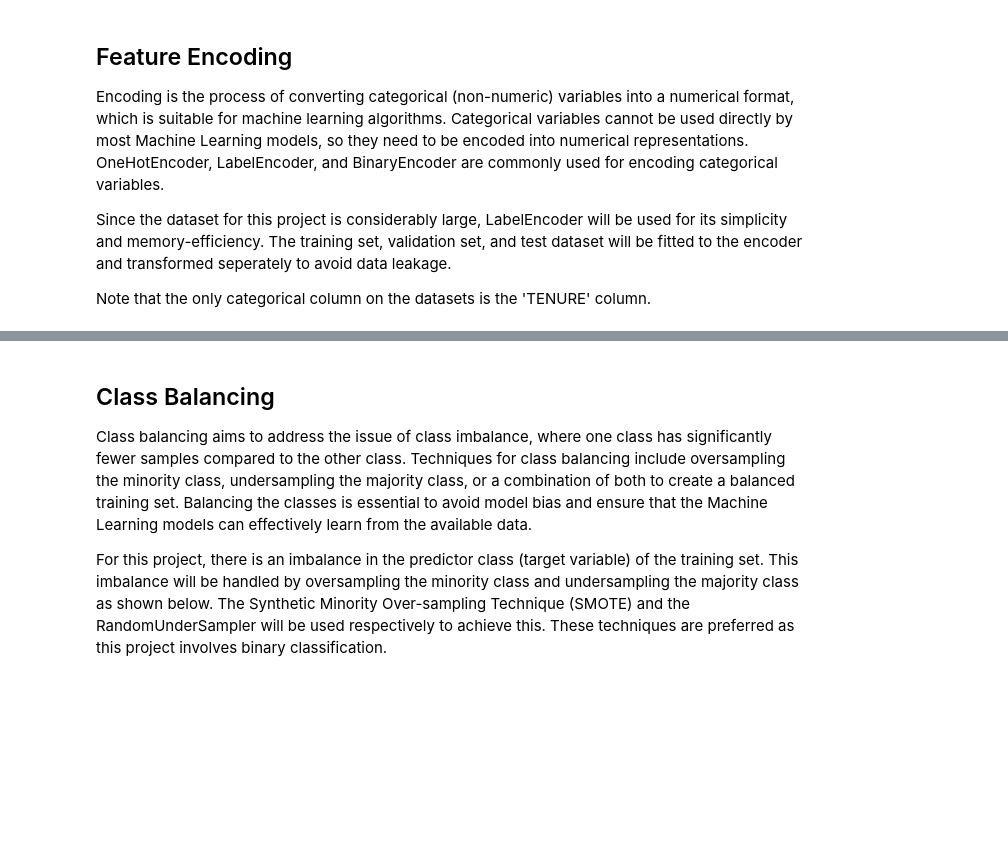
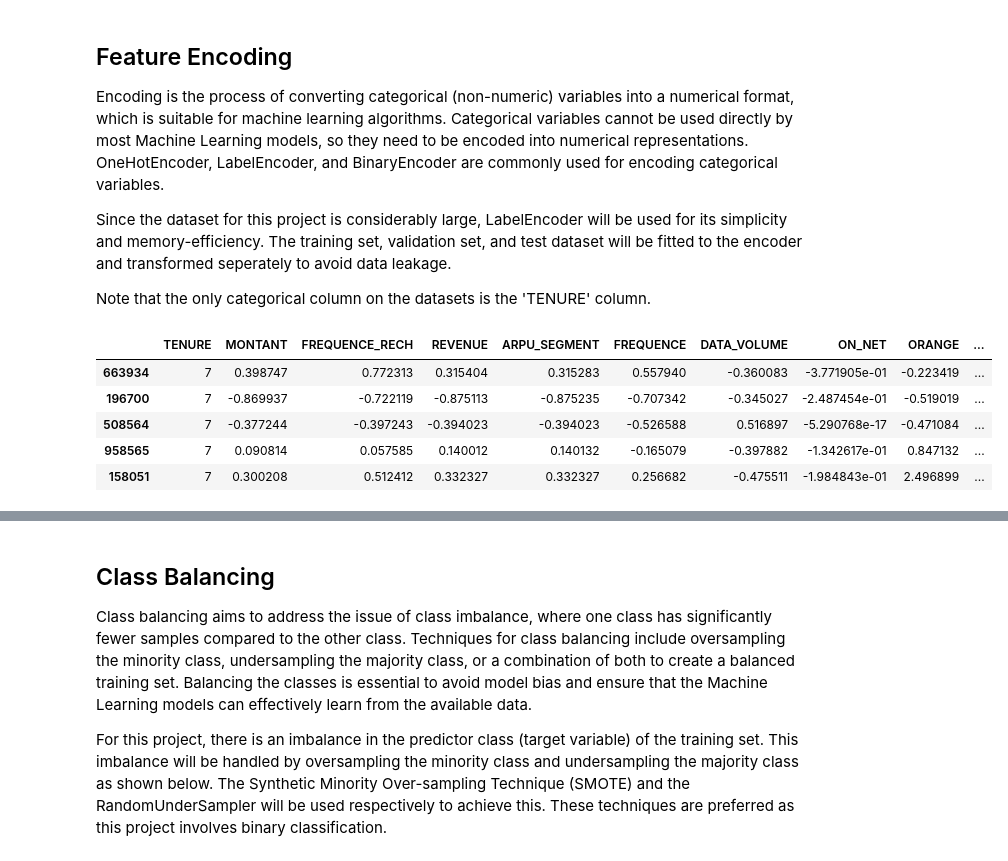
Before and after one commit to iameberedavid/Expresso-Customer-Churn-Challenge-On-Zindi, a Jupyter notebook: dev/StarterNotebook.ipynb, the cells around one changed output, grey strips where cells are left out. Cells and saved outputs as stored; diff of their text form; code cells hidden in the pictures; blank space fills up the shorter version.

```diff
--- a/dev/StarterNotebook.ipynb
+++ b/dev/StarterNotebook.ipynb
@@ -1214,9 +1273,16 @@ cat_cols = ['TENURE']
 encoder = LabelEncoder()
 # %%
 # Fit and transform the 'TENURE' column of training set
-X_train[cat_cols] = encoder.fit_transform(X_train[cat_cols])
+X_train['TENURE'] = encoder.fit_transform(X_train['TENURE'])
 
 # Verify that the 'TENURE' column of training set has been transformed by the encoder
 X_train.head()
+# %% [output]
+|  | TENURE | MONTANT | FREQUENCE_RECH | REVENUE | ARPU_SEGMENT | FREQUENCE | DATA_VOLUME | ON_NET | ORANGE | ... |
+| 663934 | 7 | 0.398747 | 0.772313 | 0.315404 | 0.315283 | 0.557940 | -0.360083 | -3.771905e-01 | -0.223419 | ... |
+| 196700 | 7 | -0.869937 | -0.722119 | -0.875113 | -0.875235 | -0.707342 | -0.345027 | -2.487454e-01 | -0.519019 | ... |
+| 508564 | 7 | -0.377244 | -0.397243 | -0.394023 | -0.394023 | -0.526588 | 0.516897 | -5.290768e-17 | -0.471084 | ... |
+| 958565 | 7 | 0.090814 | 0.057585 | 0.140012 | 0.140132 | -0.165079 | -0.397882 | -1.342617e-01 | 0.847132 | ... |
+| 158051 | 7 | 0.300208 | 0.512412 | 0.332327 | 0.332327 | 0.256682 | -0.475511 | -1.984843e-01 | 2.496899 | ... |
 # %%
 # Fit and transform the 'TENURE' column of validation set
```
Also changed, not shown: parts of 20 cells of this notebook.
